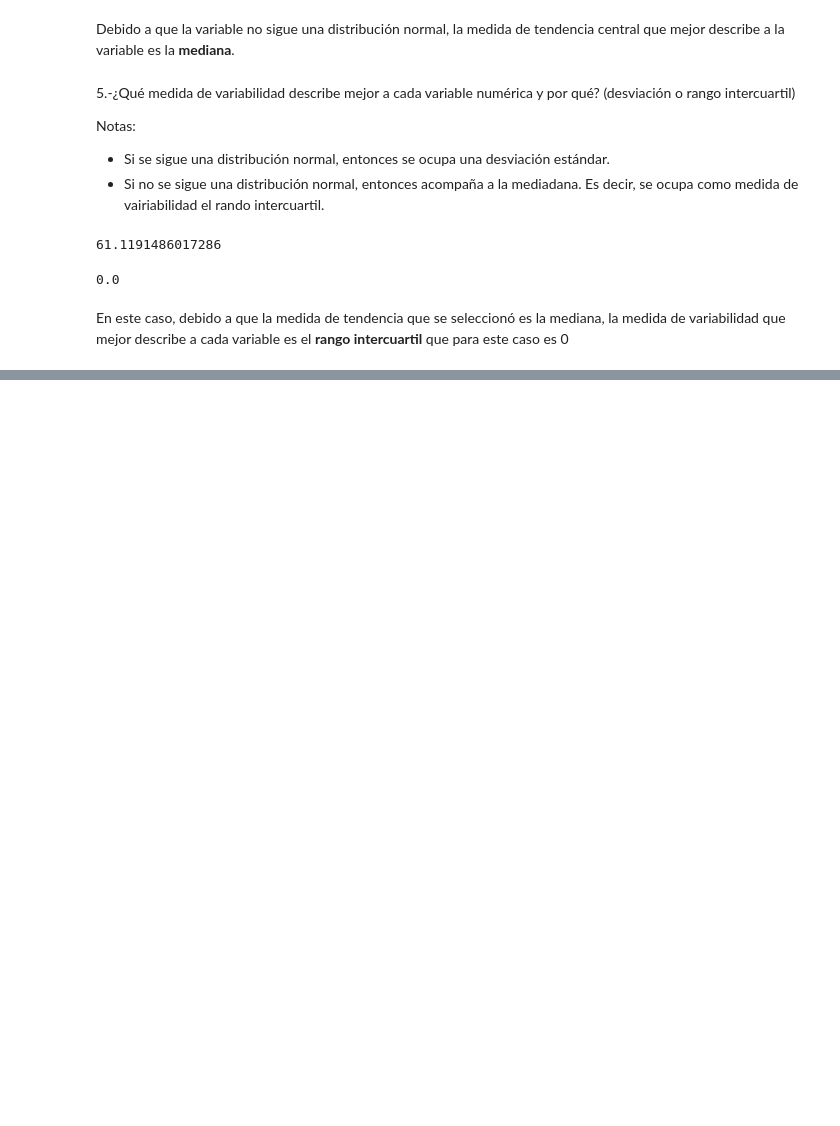
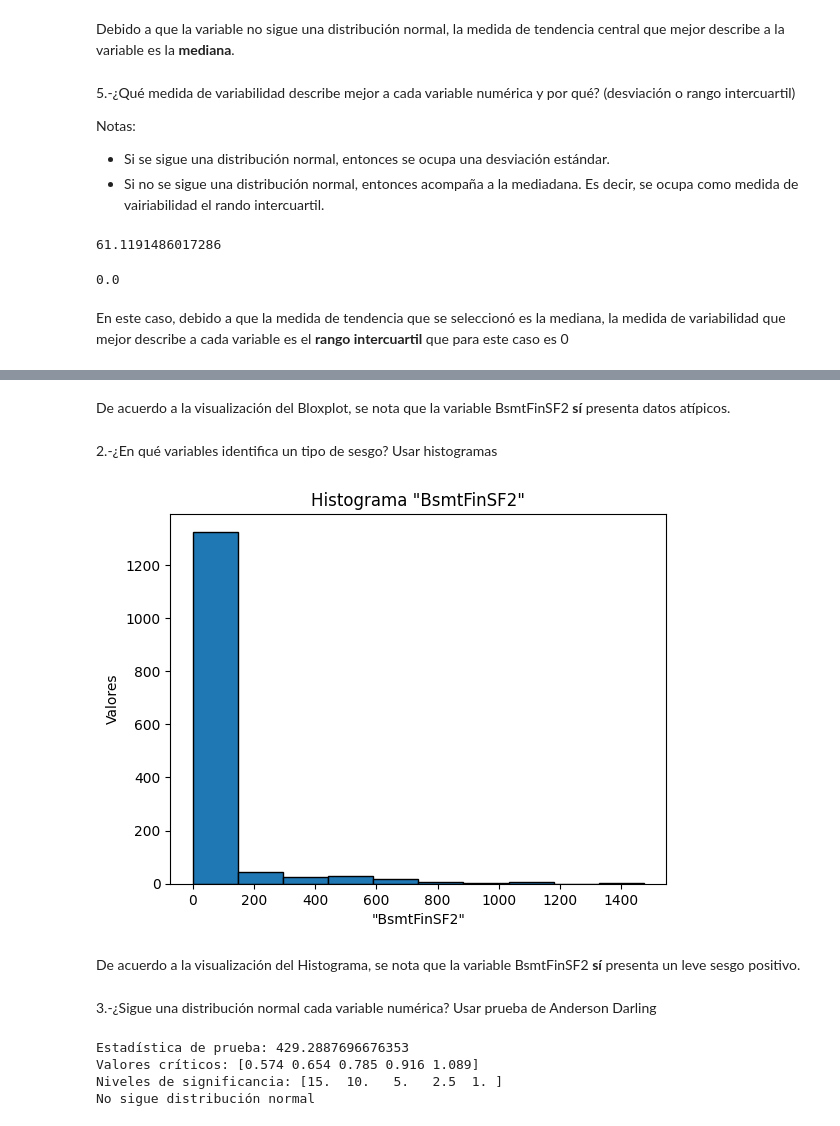
Before and after one commit to gabycor/mavericks_IA, a Jupyter notebook: Comprensión de los datos.ipynb, the cells around one changed output, grey strips where cells are left out. Drawn from its saved outputs; the diff is of its cells as text; code cells hidden in the pictures; blank space fills up the shorter version.

```diff
--- a/Comprensión de los datos.ipynb
+++ b/Comprensión de los datos.ipynb
@@ -1762,0 +1827,32 @@ En este caso, debido a que la medida de tendencia que se seleccionó es la media
+# %% [markdown]
+De acuerdo a la visualización del Bloxplot, se nota que la variable BsmtFinSF2 <strong>sí</strong> presenta datos atípicos.
+# %% [markdown]
+2.-¿En qué variables identifica un tipo de sesgo? Usar histogramas
+# %%
+plt.hist(df["BsmtFinSF2"], edgecolor='black')  # You can adjust the number of bins
+plt.xlabel('"BsmtFinSF2"')
+plt.ylabel('Valores')
+plt.title('Histograma "BsmtFinSF2"')
+plt.show()
+# %% [output]
+[figure, added]
+# %% [markdown]
+De acuerdo a la visualización del Histograma, se nota que la variable BsmtFinSF2 <strong>sí</strong> presenta un leve sesgo positivo.
+# %% [markdown]
+3.-¿Sigue una distribución normal cada variable numérica? Usar prueba de Anderson Darling
+# %%
+# Prueba de Anderson-Darling
+resultado = anderson(df["BsmtFinSF2"])
+print("Estadística de prueba:", resultado.statistic)
+print("Valores críticos:", resultado.critical_values)
+print("Niveles de significancia:", resultado.significance_level)
+
+if resultado.statistic < resultado.critical_values[2]:
+    print("Distribución normal")
+else:
+    print("No sigue distribución normal")
+# %% [output]
+Estadística de prueba: 429.2887696676353
+Valores críticos: [0.574 0.654 0.785 0.916 1.089]
+Niveles de significancia: [15.  10.   5.   2.5  1. ]
+No sigue distribución normal
```
Also changed, not shown: parts of 139 cells of this notebook.
